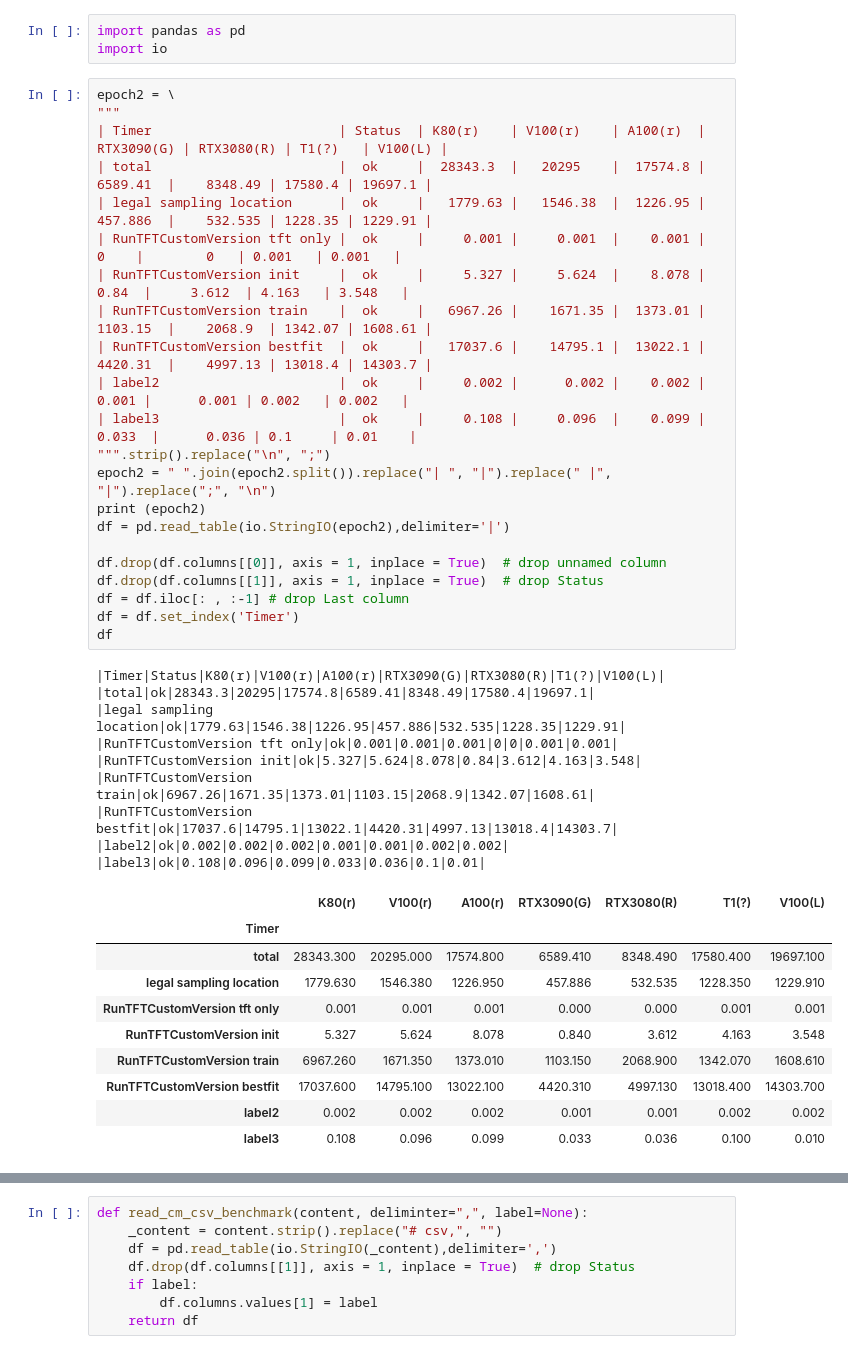
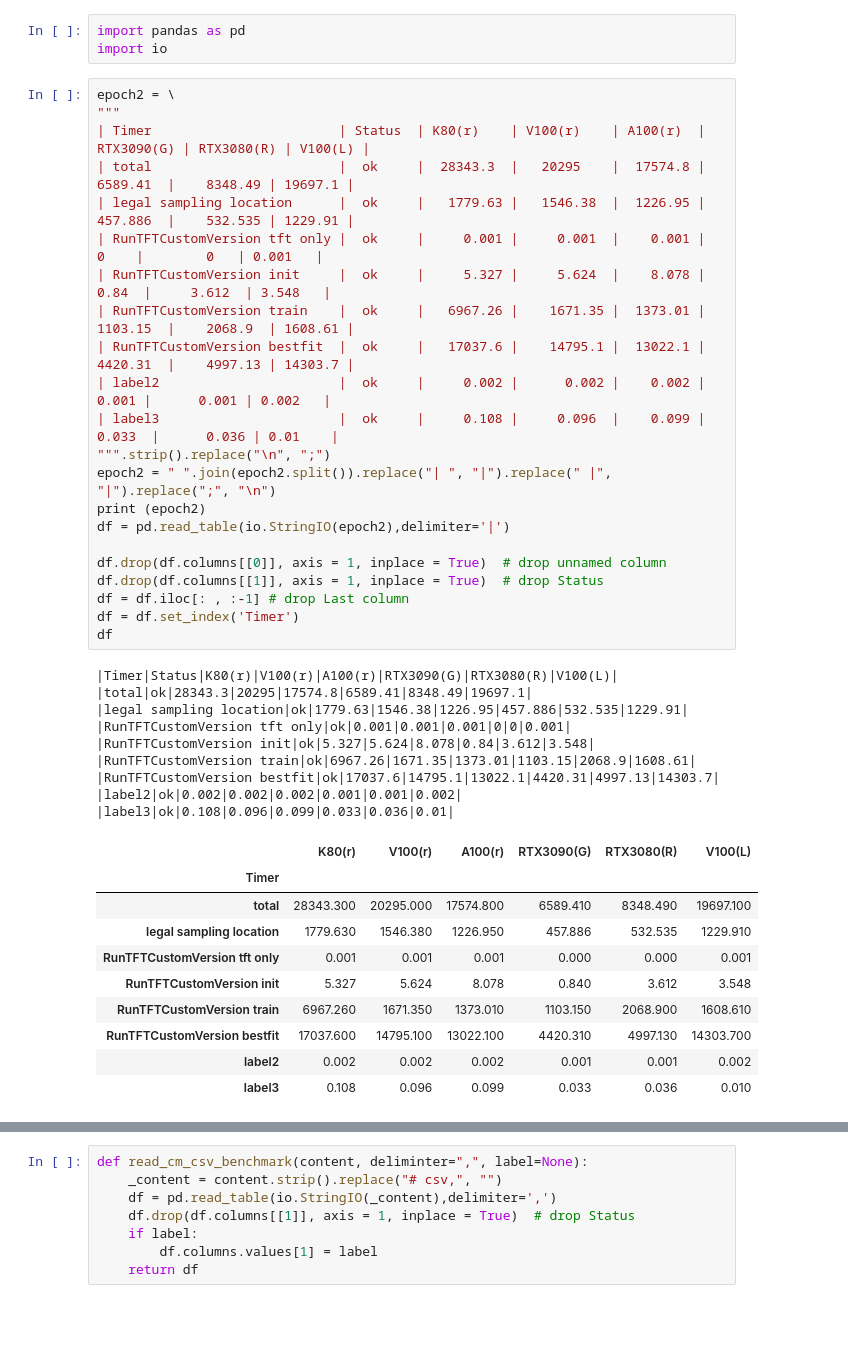
Before and after one commit to laszewsk/mlcommons, a Jupyter notebook: benchmarks/earthquake/may2022/rtx3090.ipynb, the cells around one changed output, grey strips where cells are left out. Drawn from its saved outputs; the diff is of its cells as text; blank space fills up the shorter version.

```diff
--- a/benchmarks/earthquake/may2022/rtx3090.ipynb
+++ b/benchmarks/earthquake/may2022/rtx3090.ipynb
@@ -76,45 +100,45 @@ import io
 # %%
 epoch2 = \
 """
-| Timer                        | Status  | K80(r)    | V100(r)    | A100(r)  | RTX3090(G) | RTX3080(R) | T1(?)   | V100(L) |
-| total                        |  ok     |  28343.3  |   20295    |  17574.8 |   6589.41  |    8348.49 | 17580.4 | 19697.1 |
-| legal sampling location      |  ok     |   1779.63 |   1546.38  |  1226.95 |   457.886  |    532.535 | 1228.35 | 1229.91 |
-| RunTFTCustomVersion tft only |  ok     |     0.001 |     0.001  |    0.001 |       0    |        0   | 0.001   | 0.001   |
-| RunTFTCustomVersion init     |  ok     |     5.327 |     5.624  |    8.078 |      0.84  |     3.612  | 4.163   | 3.548   |
-| RunTFTCustomVersion train    |  ok     |   6967.26 |    1671.35 |  1373.01 |   1103.15  |    2068.9  | 1342.07 | 1608.61 |
-| RunTFTCustomVersion bestfit  |  ok     |   17037.6 |    14795.1 |  13022.1 |   4420.31  |    4997.13 | 13018.4 | 14303.7 |
-| label2                       |  ok     |     0.002 |      0.002 |    0.002 |      0.001 |      0.001 | 0.002   | 0.002   |
-| label3                       |  ok     |     0.108 |     0.096  |    0.099 |     0.033  |      0.036 | 0.1     | 0.01    |
+| Timer                        | Status  | K80(r)    | V100(r)    | A100(r)  | RTX3090(G) | RTX3080(R) | V100(L) |
+| total                        |  ok     |  28343.3  |   20295    |  17574.8 |   6589.41  |    8348.49 | 19697.1 |
+| legal sampling location      |  ok     |   1779.63 |   1546.38  |  1226.95 |   457.886  |    532.535 | 1229.91 |
+| RunTFTCustomVersion tft only |  ok     |     0.001 |     0.001  |    0.001 |       0    |        0   | 0.001   |
+| RunTFTCustomVersion init     |  ok     |     5.327 |     5.624  |    8.078 |      0.84  |     3.612  | 3.548   |
+| RunTFTCustomVersion train    |  ok     |   6967.26 |    1671.35 |  1373.01 |   1103.15  |    2068.9  | 1608.61 |
+| RunTFTCustomVersion bestfit  |  ok     |   17037.6 |    14795.1 |  13022.1 |   4420.31  |    4997.13 | 14303.7 |
+| label2                       |  ok     |     0.002 |      0.002 |    0.002 |      0.001 |      0.001 | 0.002   |
+| label3                       |  ok     |     0.108 |     0.096  |    0.099 |     0.033  |      0.036 | 0.01    |
 """.strip().replace("\n", ";")
 epoch2 = " ".join(epoch2.split()).replace("| ", "|").replace(" |", "|").replace(";", "\n")
 print (epoch2)
 df = pd.read_table(io.StringIO(epoch2),delimiter='|')
 
 df.drop(df.columns[[0]], axis = 1, inplace = True)  # drop unnamed column
 df.drop(df.columns[[1]], axis = 1, inplace = True)  # drop Status
 df = df.iloc[: , :-1] # drop Last column
 df = df.set_index('Timer')
 df
 # %% [output]
-|Timer|Status|K80(r)|V100(r)|A100(r)|RTX3090(G)|RTX3080(R)|T1(?)|V100(L)|
-|total|ok|28343.3|20295|17574.8|6589.41|8348.49|17580.4|19697.1|
-|legal sampling location|ok|1779.63|1546.38|1226.95|457.886|532.535|1228.35|1229.91|
-|RunTFTCustomVersion tft only|ok|0.001|0.001|0.001|0|0|0.001|0.001|
-|RunTFTCustomVersion init|ok|5.327|5.624|8.078|0.84|3.612|4.163|3.548|
-|RunTFTCustomVersion train|ok|6967.26|1671.35|1373.01|1103.15|2068.9|1342.07|1608.61|
-|RunTFTCustomVersion bestfit|ok|17037.6|14795.1|13022.1|4420.31|4997.13|13018.4|14303.7|
-|label2|ok|0.002|0.002|0.002|0.001|0.001|0.002|0.002|
-|label3|ok|0.108|0.096|0.099|0.033|0.036|0.1|0.01|
+|Timer|Status|K80(r)|V100(r)|A100(r)|RTX3090(G)|RTX3080(R)|V100(L)|
+|total|ok|28343.3|20295|17574.8|6589.41|8348.49|19697.1|
+|legal sampling location|ok|1779.63|1546.38|1226.95|457.886|532.535|1229.91|
+|RunTFTCustomVersion tft only|ok|0.001|0.001|0.001|0|0|0.001|
+|RunTFTCustomVersion init|ok|5.327|5.624|8.078|0.84|3.612|3.548|
+|RunTFTCustomVersion train|ok|6967.26|1671.35|1373.01|1103.15|2068.9|1608.61|
+|RunTFTCustomVersion bestfit|ok|17037.6|14795.1|13022.1|4420.31|4997.13|14303.7|
+|label2|ok|0.002|0.002|0.002|0.001|0.001|0.002|
+|label3|ok|0.108|0.096|0.099|0.033|0.036|0.01|
-|  | K80(r) | V100(r) | A100(r) | RTX3090(G) | RTX3080(R) | T1(?) | V100(L) |
-| Timer |  |  |  |  |  |  |  |
-| total | 28343.300 | 20295.000 | 17574.800 | 6589.410 | 8348.490 | 17580.400 | 19697.100 |
-| legal sampling location | 1779.630 | 1546.380 | 1226.950 | 457.886 | 532.535 | 1228.350 | 1229.910 |
-| RunTFTCustomVersion tft only | 0.001 | 0.001 | 0.001 | 0.000 | 0.000 | 0.001 | 0.001 |
-| RunTFTCustomVersion init | 5.327 | 5.624 | 8.078 | 0.840 | 3.612 | 4.163 | 3.548 |
-| RunTFTCustomVersion train | 6967.260 | 1671.350 | 1373.010 | 1103.150 | 2068.900 | 1342.070 | 1608.610 |
-| RunTFTCustomVersion bestfit | 17037.600 | 14795.100 | 13022.100 | 4420.310 | 4997.130 | 13018.400 | 14303.700 |
-| label2 | 0.002 | 0.002 | 0.002 | 0.001 | 0.001 | 0.002 | 0.002 |
-| label3 | 0.108 | 0.096 | 0.099 | 0.033 | 0.036 | 0.100 | 0.010 |
+|  | K80(r) | V100(r) | A100(r) | RTX3090(G) | RTX3080(R) | V100(L) |
+| Timer |  |  |  |  |  |  |
+| total | 28343.300 | 20295.000 | 17574.800 | 6589.410 | 8348.490 | 19697.100 |
+| legal sampling location | 1779.630 | 1546.380 | 1226.950 | 457.886 | 532.535 | 1229.910 |
+| RunTFTCustomVersion tft only | 0.001 | 0.001 | 0.001 | 0.000 | 0.000 | 0.001 |
+| RunTFTCustomVersion init | 5.327 | 5.624 | 8.078 | 0.840 | 3.612 | 3.548 |
+| RunTFTCustomVersion train | 6967.260 | 1671.350 | 1373.010 | 1103.150 | 2068.900 | 1608.610 |
+| RunTFTCustomVersion bestfit | 17037.600 | 14795.100 | 13022.100 | 4420.310 | 4997.130 | 14303.700 |
+| label2 | 0.002 | 0.002 | 0.002 | 0.001 | 0.001 | 0.002 |
+| label3 | 0.108 | 0.096 | 0.099 | 0.033 | 0.036 | 0.010 |
 # %%
 #result_colab = df.loc[["total"]].transpose()
 #result_colab
```
Also changed, not shown: parts of 18 cells of this notebook, 8 other files.
